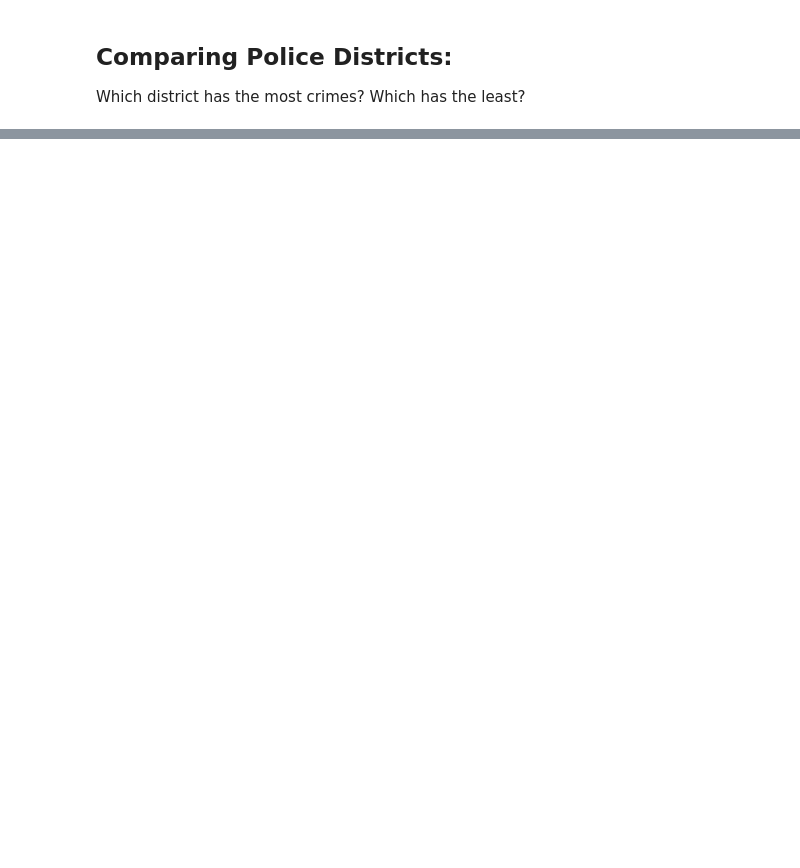
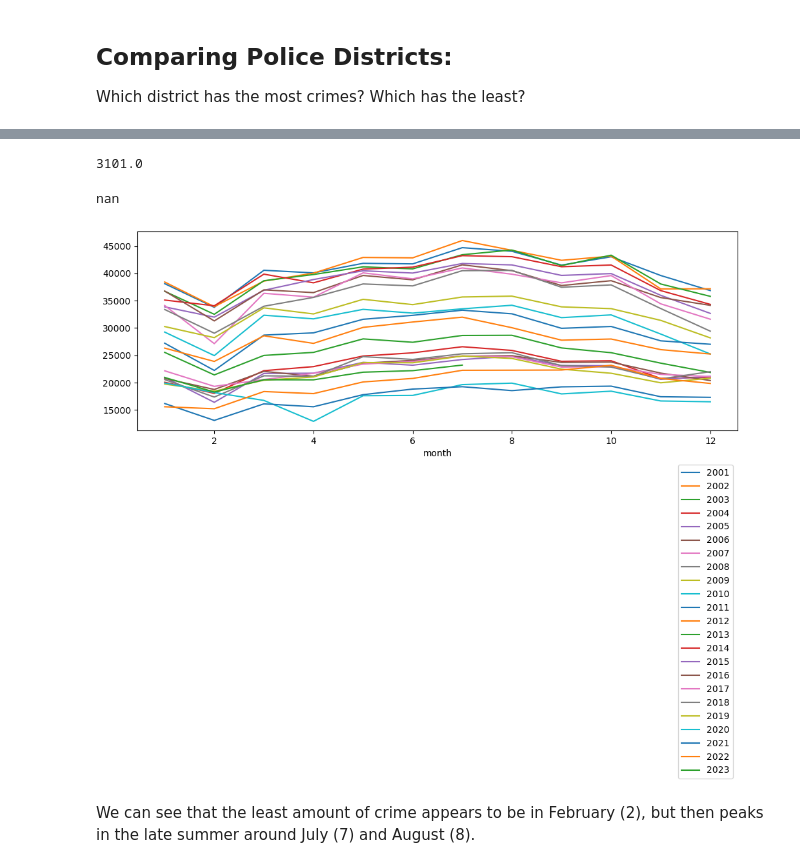
Before and after one commit to whitefreeze/Chicago-Crime-Data, a Jupyter notebook: Chicago-Crime-Data.ipynb, the cells around one changed output, grey strips where cells are left out. Saved outputs shown, nothing was run; the diff lists cells and outputs as text; code cells hidden in the pictures; blank space fills up the shorter version.

```diff
--- a/Chicago-Crime-Data.ipynb
+++ b/Chicago-Crime-Data.ipynb
@@ -45,0 +372,4 @@ Which district has the most crimes? Which has the least?
+# %%
+# Add features to make pivot plot to visualize
+crime_sum_piv['month'] = crime_sum_piv.index.month
+crime_sum_piv
@@ -45,0 +387,4 @@ Which district has the most crimes? Which has the least?
+# %%
+# Add features to make pivot plot to visualize
+crime_sum_piv['year'] = crime_sum_piv.index.year
+crime_sum_piv
@@ -45,0 +402,12 @@ Which district has the most crimes? Which has the least?
+# %%
+# Reference: http://atedstone.github.io/pandas-plot-seasons-time-series/
+
+# Create empty dataframe for pivot table
+crime_sum_plot = pd.DataFrame()
+
+# Show all twelve months
+pd.set_option('display.max_rows', 12)
+
+# Create pivot table
+crime_sum_plot = pd.pivot_table(crime_sum_piv, index=['month'], columns=['year'], values=['crime_monthly_total'])
+crime_sum_plot
@@ -45,0 +451,20 @@ Which district has the most crimes? Which has the least?
+# %%
+# Show last float value for 2023
+display(crime_sum_plot.loc[8,('crime_monthly_total', 2023)])
+
+# Nullify value for August 2023, as month's data is not complete
+crime_sum_plot.loc[8,('crime_monthly_total', 2023)] = float('nan')
+
+# Verify value updated to NaN
+display(crime_sum_plot.loc[8,('crime_monthly_total', 2023)])
+# %% [output]
+3101.0
+nan
+# %%
+# Plot pivot table (after dropping partial value for August 2023)
+ax = crime_sum_plot['crime_monthly_total'].plot(figsize=(12,4))
+ax.legend(bbox_to_anchor=[1,-0.15]);
+# %% [output]
+[figure, added]
+# %% [markdown]
+We can see that the least amount of crime appears to be in February (2), but then peaks in the late summer around July (7) and August (8).
```
Also changed, not shown: parts of 34 cells of this notebook.
